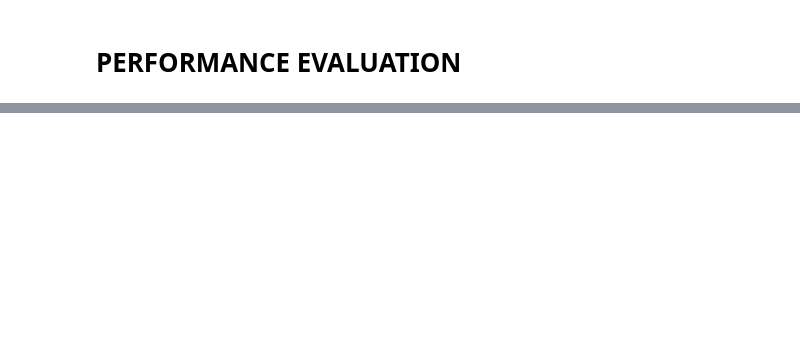
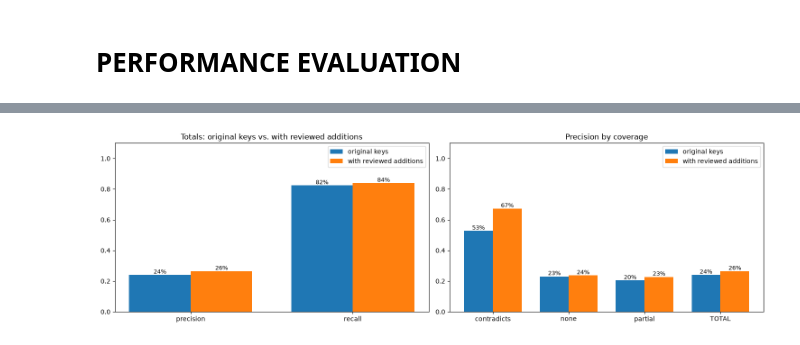
Before and after one commit to tinasikharulidze/financial_rag, a Jupyter notebook: notebooks/eval.ipynb, the cells around one changed output, grey strips where cells are left out. Drawn from its saved outputs; the diff is of its cells as text; code cells hidden in the pictures; blank space fills up the shorter version.

```diff
--- a/notebooks/eval.ipynb
+++ b/notebooks/eval.ipynb
@@ -874,0 +1536,85 @@ without source text: 0 · without context: 0
+# %%
+# --- charts -------------------------------------------------------------------------------------------------
+def bars(ax, df, title, val="precision", n="findings"):
+    d = df.drop(index="TOTAL", errors="ignore")
+    b = ax.bar(d.index.astype(str), d[val].fillna(0), color="#4C78A8")
+    ax.bar_label(b, labels=[f"{v:.0%}\n(n={int(k)})" if pd.notna(v) else "—" for v, k in zip(d[val], d[n])],
+                 fontsize=8, padding=2)
+    tot = df.loc["TOTAL", val] if "TOTAL" in df.index else None
+    if tot is not None and pd.notna(tot):
+        ax.axhline(tot, ls="--", color="#E45756", lw=1)
+        ax.text(len(d) - 0.5, tot, f" total {tot:.0%}", color="#E45756", va="bottom", ha="right", fontsize=8)
+    ax.set_ylim(0, 1.15); ax.set_title(title); ax.tick_params(axis="x", rotation=30)
+
+label = "with reviewed additions" if INCLUDE_REVIEWED else "original keys"
+
+# 0) original keys vs. with the reviewed additions: total precision / recall, and precision by coverage
+fig, axes = plt.subplots(1, 2, figsize=(15, 4.5))
+names = list(RES)
+tot = pd.DataFrame({n: {"precision": RES[n][0]["tp"].mean(), "recall": RES[n][2]["found"].mean()} for n in names}).T
+xs = np.arange(len(tot.columns)); w = 0.38
+for i, n in enumerate(names):
+    b = axes[0].bar(xs + (i - 0.5) * w, tot.loc[n], w, label=n)
+    axes[0].bar_label(b, labels=[f"{v:.0%}" for v in tot.loc[n]], fontsize=9)
+axes[0].set_xticks(xs); axes[0].set_xticklabels(tot.columns); axes[0].set_ylim(0, 1.1)
+axes[0].set_title("Totals: original keys vs. with reviewed additions"); axes[0].legend()
+cov = pd.DataFrame({n: per_level("coverage", RES[n][0], RES[n][2])["precision"] for n in names})
+xs = np.arange(len(cov.index))
+for i, n in enumerate(names):
+    b = axes[1].bar(xs + (i - 0.5) * w, cov[n].fillna(0), w, label=n)
+    axes[1].bar_label(b, labels=[f"{v:.0%}" if pd.notna(v) else "—" for v in cov[n]], fontsize=9)
+axes[1].set_xticks(xs); axes[1].set_xticklabels(cov.index); axes[1].set_ylim(0, 1.1)
+axes[1].set_title("Precision by coverage"); axes[1].legend()
+plt.tight_layout(); plt.show()
+
+# 1) precision per priority / coverage / relevance level
+fig, axes = plt.subplots(1, 3, figsize=(17, 4.5))
+for ax, col in zip(axes, ("priority", "coverage", "relevance")):
+    bars(ax, per_level(col), f"Precision by {col} ({label})")
+plt.tight_layout(); plt.show()
+
+# 2) the precision / recall trade-off when keeping only the top levels
+fig, axes = plt.subplots(1, 3, figsize=(17, 4.5))
+for ax, col in zip(axes, ("priority", "coverage", "relevance")):
+    c = cumulative(col)
+    ax.plot(c["kept"], c["precision"], marker="o", label="precision")
+    ax.plot(c["kept"], c["recall"], marker="s", label="recall")
+    for x, p, r in zip(c["kept"], c["precision"], c["recall"]):
+        ax.annotate(f"{p:.0%}", (x, p), textcoords="offset points", xytext=(0, 6), ha="center", fontsize=8)
+        ax.annotate(f"{r:.0%}", (x, r), textcoords="offset points", xytext=(0, -12), ha="center", fontsize=8)
+    ax.set_ylim(0, 1.1); ax.set_title(f"Keeping findings by {col} ({label})"); ax.legend()
+    ax.tick_params(axis="x", rotation=20)
+plt.tight_layout(); plt.show()
+
+# 3) precision and recall per document type and per document
+fig, axes = plt.subplots(1, 2, figsize=(17, 5))
+for ax, col in zip(axes, ("doc_type", "code")):
+    d = per_group(col)
+    x = np.arange(len(d))
+    b1 = ax.bar(x - w / 2, d["precision"].fillna(0), w, label="precision", color="#4C78A8")
+    b2 = ax.bar(x + w / 2, d["recall"].fillna(0), w, label="recall", color="#F58518")
+    ax.bar_label(b1, labels=[f"{v:.0%}" if pd.notna(v) else "—" for v in d["precision"]], fontsize=8)
+    ax.bar_label(b2, labels=[f"{v:.0%}\n{int(f)}/{int(g)}" if pd.notna(v) else "—"
+                             for v, f, g in zip(d["recall"], d["found"], d["gold_gaps"])], fontsize=8)
+    ax.set_xticks(x); ax.set_xticklabels(d.index.astype(str), rotation=30, ha="right")
+    ax.set_ylim(0, 1.2); ax.set_title(f"Precision and recall by {col} ({label})"); ax.legend()
+plt.tight_layout(); plt.show()
+
+# 4) heat map: precision by priority × coverage (number of findings in each cell)
+pv_ = F.pivot_table(index="priority", columns="coverage", values="tp", aggfunc=["mean", "size"])
+prec, cnt = pv_["mean"], pv_["size"]
+prec = prec.reindex([l for l in LEVELS["priority"] if l in prec.index])
+cnt = cnt.reindex(prec.index)
+fig, ax = plt.subplots(figsize=(7, 4))
+im = ax.imshow(prec.values.astype(float), cmap="RdYlGn", vmin=0, vmax=1)
+ax.set_xticks(range(len(prec.columns))); ax.set_xticklabels(prec.columns)
+ax.set_yticks(range(len(prec.index))); ax.set_yticklabels(prec.index)
+for i in range(prec.shape[0]):
+    for j in range(prec.shape[1]):
+        v, n = prec.values[i, j], cnt.values[i, j]
+        if pd.notna(v):
+            ax.text(j, i, f"{v:.0%}\nn={int(n)}", ha="center", va="center", fontsize=9)
+ax.set_title(f"Precision by priority × coverage ({label})"); fig.colorbar(im, ax=ax, fraction=0.04)
+plt.tight_layout(); plt.show()
+# %% [output]
+[figure, added]
```
Also changed, not shown: parts of 28 cells of this notebook, 45 other files.
